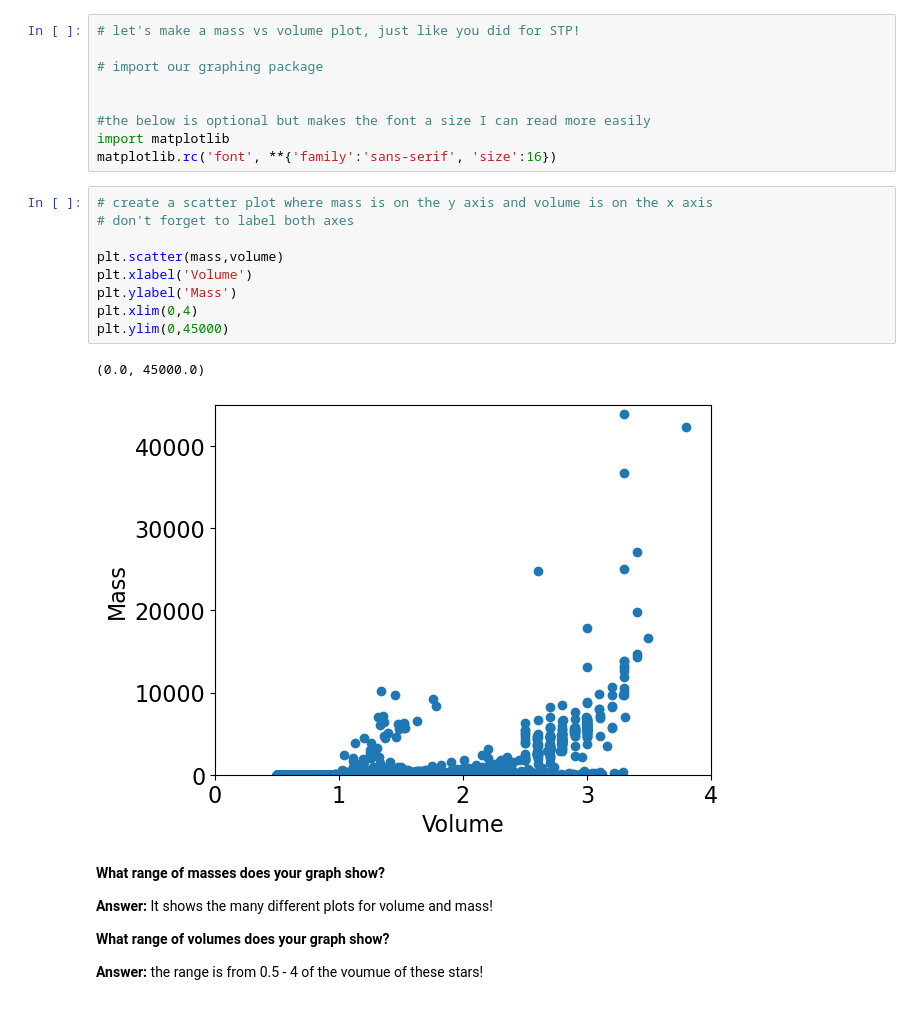
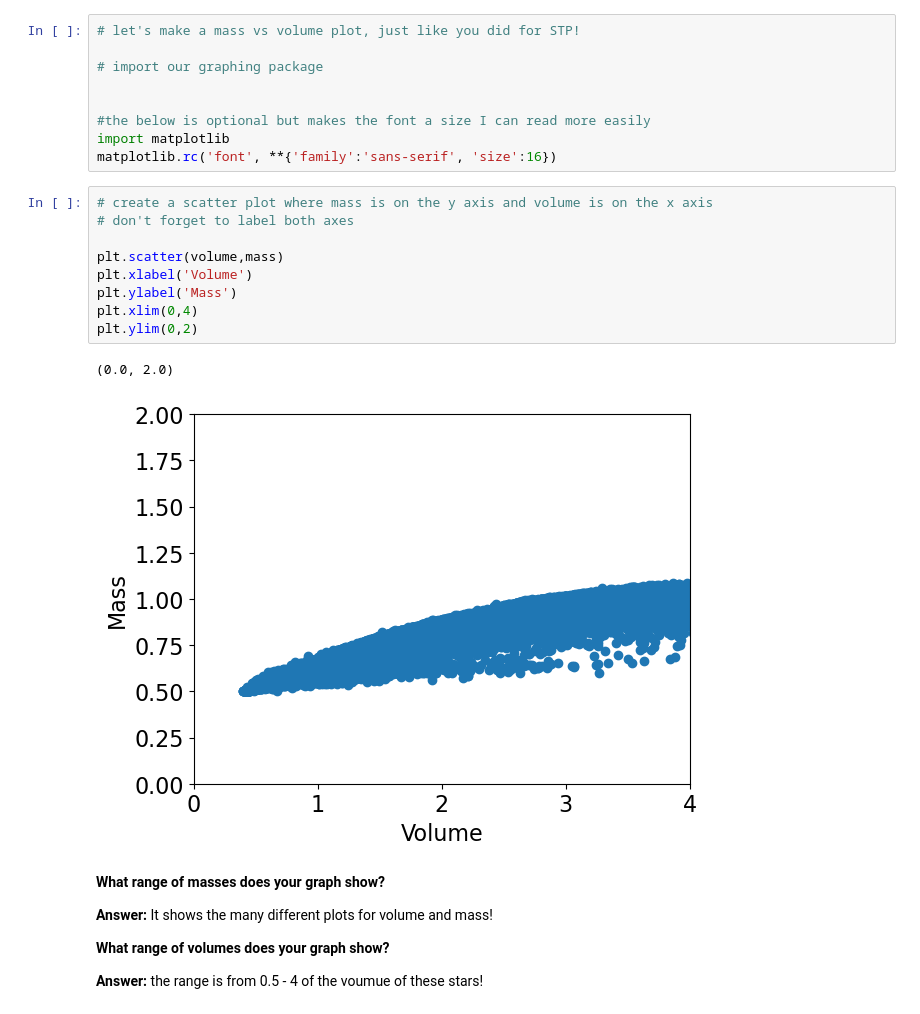
Before and after one commit to Op173/CFR-2025, a Jupyter notebook: Astro/Blank/1 - Stars Pt2 .ipynb, the cells around one changed output. Drawn from its saved outputs; the diff is of its cells as text.

```diff
--- a/Astro/Blank/1 - Stars Pt2 .ipynb
+++ b/Astro/Blank/1 - Stars Pt2 .ipynb
@@ -182,15 +182,15 @@ matplotlib.rc('font', **{'family':'sans-serif', 'size':16})
 # %%
 # create a scatter plot where mass is on the y axis and volume is on the x axis
 # don't forget to label both axes
 
-plt.scatter(mass,volume)
+plt.scatter(volume,mass)
 plt.xlabel('Volume')
 plt.ylabel('Mass')
 plt.xlim(0,4)
-plt.ylim(0,45000)
+plt.ylim(0,2)
 # %% [output]
-(0.0, 45000.0)
+(0.0, 2.0)
-[figure, old version]
+[figure, new version]
 # %% [markdown]
 **What range of masses does your graph show?**
 
```
Also changed, not shown: parts of 6 cells of this notebook.
